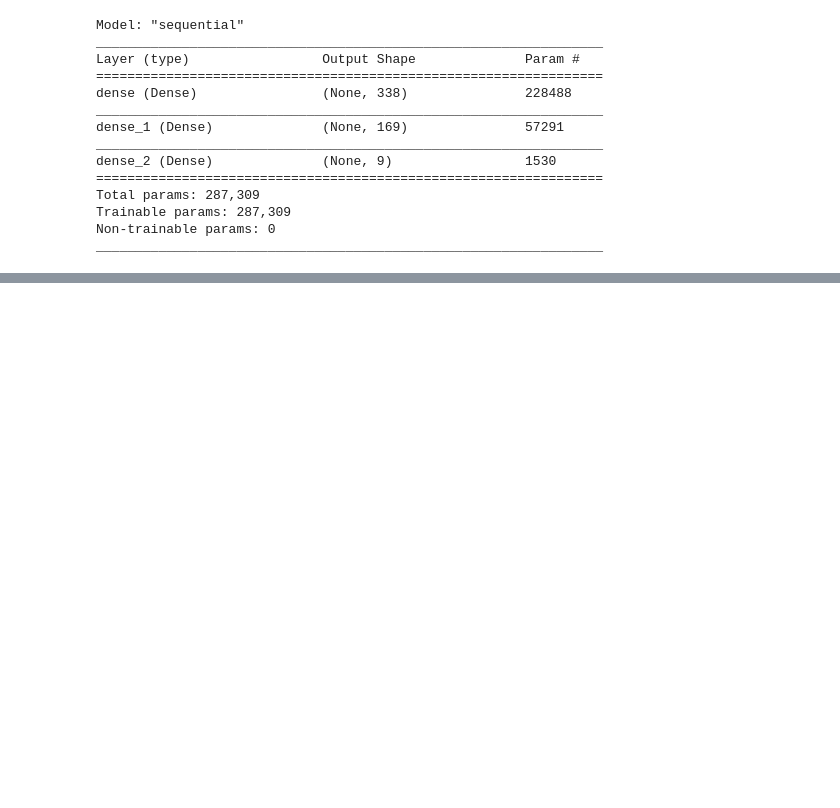
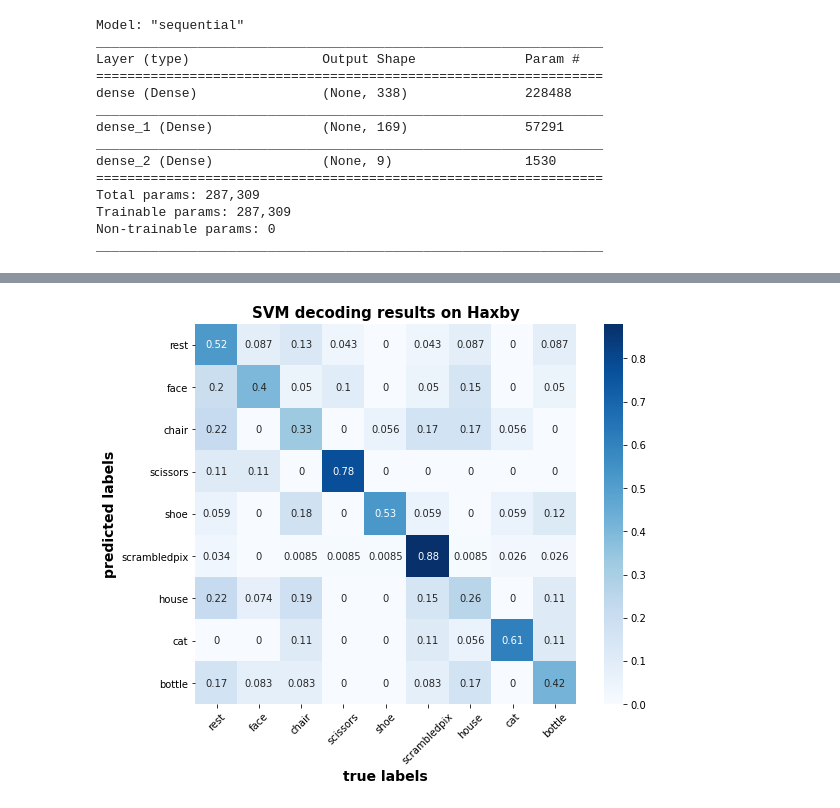
Before and after one commit to main-educational/brain_encoding_decoding, a Jupyter notebook: notebooks/multiple_decoders_haxby_tutorial.ipynb, the cells around one changed output, grey strips where cells are left out. Drawn from its saved outputs; the diff is of its cells as text; code cells hidden in the pictures; blank space fills up the shorter version.

```diff
--- a/notebooks/multiple_decoders_haxby_tutorial.ipynb
+++ b/notebooks/multiple_decoders_haxby_tutorial.ipynb
@@ -501,0 +504,32 @@ mean accuracy score: 0.78
+# %%
+from sklearn.svm import SVC
+from sklearn.model_selection import KFold
+from sklearn.model_selection import cross_val_score, cross_val_predict
+
+# Selecting data
+X = masker.fit_transform(func_file)
+y = labels['labels']
+
+# Encoding the string to numerical values
+labelencoder_y = LabelEncoder()
+y = labelencoder_y.fit_transform(y)
+y = y.ravel()
+
+X_train, X_test, y_train, y_test = train_test_split(X, y, test_size = 0.2, random_state = 0)
+
+# prepare the cross-validation procedure
+cv = KFold(n_splits = 10, random_state = 0, shuffle = True)
+
+# Initializing the SVM model
+model_svm = SVC(decision_function_shape = 'ovo', random_state = 0, kernel='linear')
+# model_svm.fit(X_train, y_train)
+
+# evaluate model
+scores = cross_val_score(model_svm, X_test, y_test,
+                         scoring = 'accuracy', cv = cv, n_jobs = -1)
+y_pred = cross_val_predict(model_svm, X_test, y_test, cv = cv)
+report = classification_report(y_test, y_pred)
+
+print(report)
+print(scores)
+print('mean accuracy:%.4f' % np.mean(scores))
@@ -501,0 +556,10 @@ mean accuracy score: 0.78
+# %%
+# confusion matrix
+cm_svm = confusion_matrix(y_test, y_pred)
+model_conf_matrix = cm_svm.astype('float') / cm_svm.sum(axis = 1)[:, np.newaxis]
+
+visualization.conf_matrix(model_conf_matrix,
+                          categories,
+                          title='SVM decoding results on Haxby')
+# %% [output]
+[figure, added]
```
Also changed, not shown: parts of 12 cells of this notebook.
